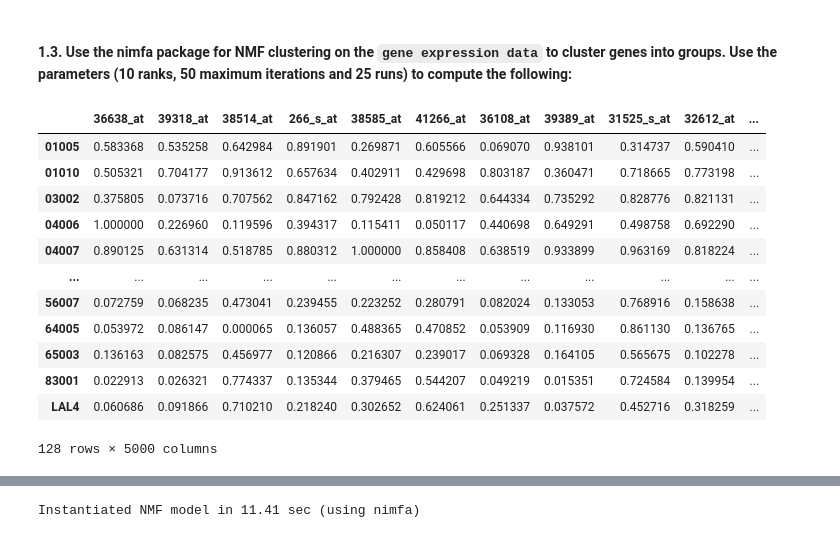
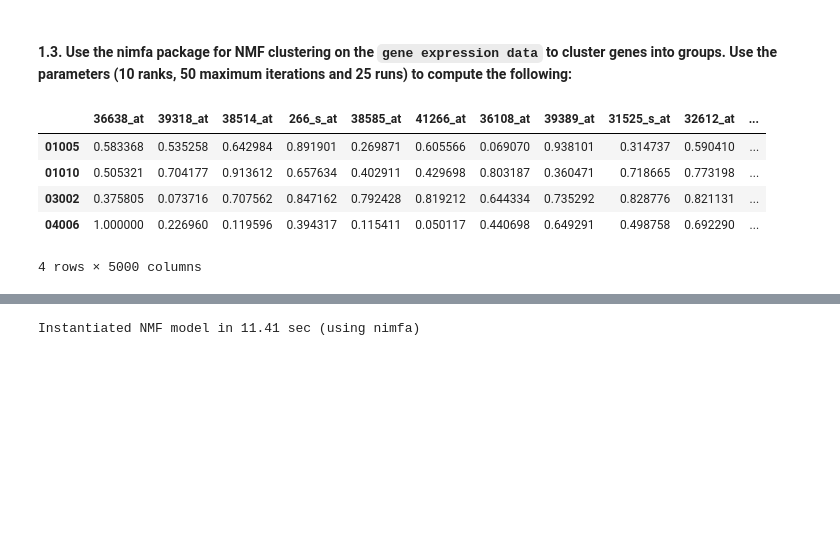
Before and after one commit to FabriceBeaumont/MA-INF_4216_Biomedical_DS_and_AI, a Jupyter notebook: Sheet6/Assignment6_Solutions.ipynb, the cells around one changed output, grey strips where cells are left out. Saved outputs shown, nothing was run; the diff lists cells and outputs as text; code cells hidden in the pictures; blank space fills up the shorter version.

```diff
--- a/Sheet6/Assignment6_Solutions.ipynb
+++ b/Sheet6/Assignment6_Solutions.ipynb
@@ -90,23 +93,14 @@ nr_runs = 25
 # %%
 # Load the dataset
 gene_expression_data = get_dataset_from_github("allData.csv", index_col_str="Unnamed: 0")
-
-# The dataset contains data for 5000 genes and 128 patients
-gene_expression_data
+gene_expression_data.head(4)
 # %% [output]
 |  | 36638_at | 39318_at | 38514_at | 266_s_at | 38585_at | 41266_at | 36108_at | 39389_at | 31525_s_at | 32612_at | ... |
 | 01005 | 0.583368 | 0.535258 | 0.642984 | 0.891901 | 0.269871 | 0.605566 | 0.069070 | 0.938101 | 0.314737 | 0.590410 | ... |
 | 01010 | 0.505321 | 0.704177 | 0.913612 | 0.657634 | 0.402911 | 0.429698 | 0.803187 | 0.360471 | 0.718665 | 0.773198 | ... |
 | 03002 | 0.375805 | 0.073716 | 0.707562 | 0.847162 | 0.792428 | 0.819212 | 0.644334 | 0.735292 | 0.828776 | 0.821131 | ... |
 | 04006 | 1.000000 | 0.226960 | 0.119596 | 0.394317 | 0.115411 | 0.050117 | 0.440698 | 0.649291 | 0.498758 | 0.692290 | ... |
-| 04007 | 0.890125 | 0.631314 | 0.518785 | 0.880312 | 1.000000 | 0.858408 | 0.638519 | 0.933899 | 0.963169 | 0.818224 | ... |
-| ... | ... | ... | ... | ... | ... | ... | ... | ... | ... | ... | ... |
-| 56007 | 0.072759 | 0.068235 | 0.473041 | 0.239455 | 0.223252 | 0.280791 | 0.082024 | 0.133053 | 0.768916 | 0.158638 | ... |
-| 64005 | 0.053972 | 0.086147 | 0.000065 | 0.136057 | 0.488365 | 0.470852 | 0.053909 | 0.116930 | 0.861130 | 0.136765 | ... |
-| 65003 | 0.136163 | 0.082575 | 0.456977 | 0.120866 | 0.216307 | 0.239017 | 0.069328 | 0.164105 | 0.565675 | 0.102278 | ... |
-| 83001 | 0.022913 | 0.026321 | 0.774337 | 0.135344 | 0.379465 | 0.544207 | 0.049219 | 0.015351 | 0.724584 | 0.139954 | ... |
-| LAL4 | 0.060686 | 0.091866 | 0.710210 | 0.218240 | 0.302652 | 0.624061 | 0.251337 | 0.037572 | 0.452716 | 0.318259 | ... |
-128 rows × 5000 columns
+4 rows × 5000 columns
 # %%
 # Transpose the matrix so that
 #   gene expression features are present along row and
```
Also changed, not shown: parts of 16 cells of this notebook.
